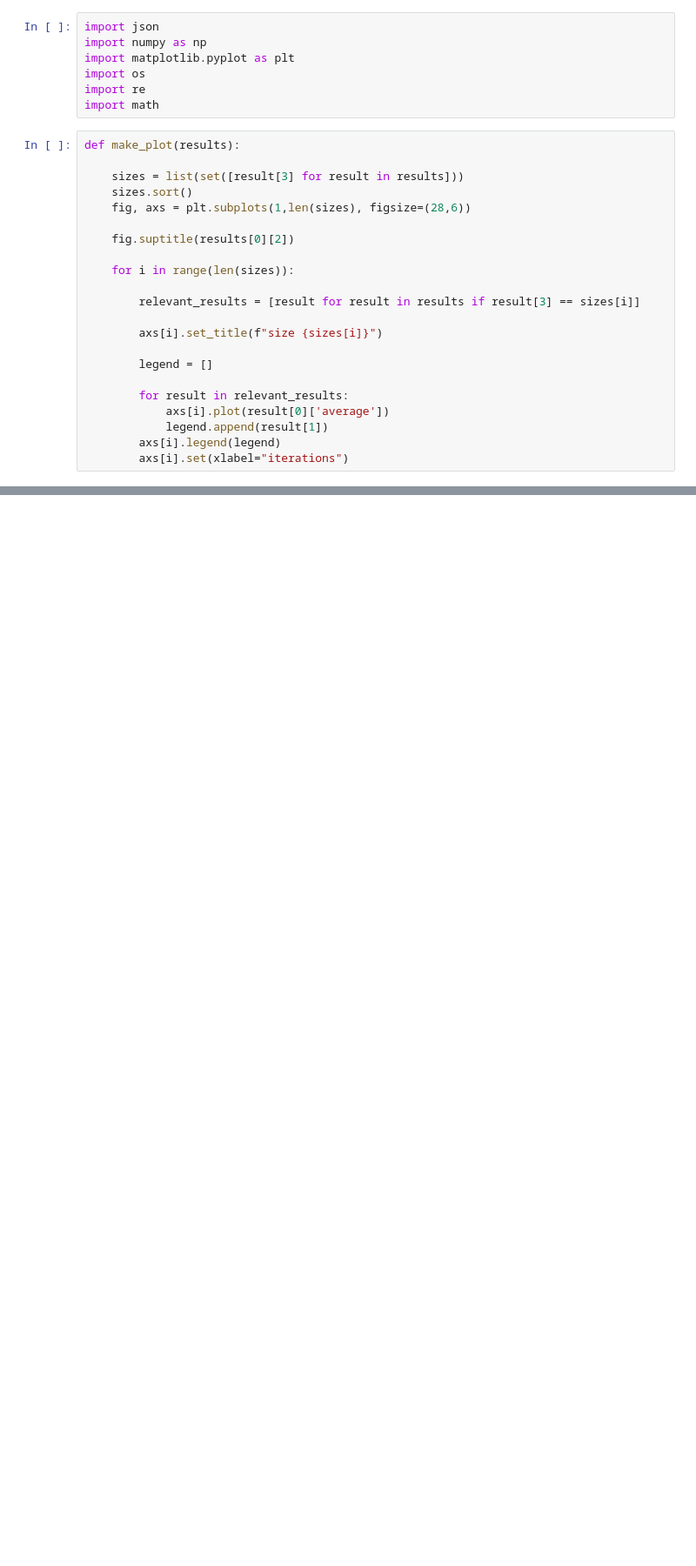
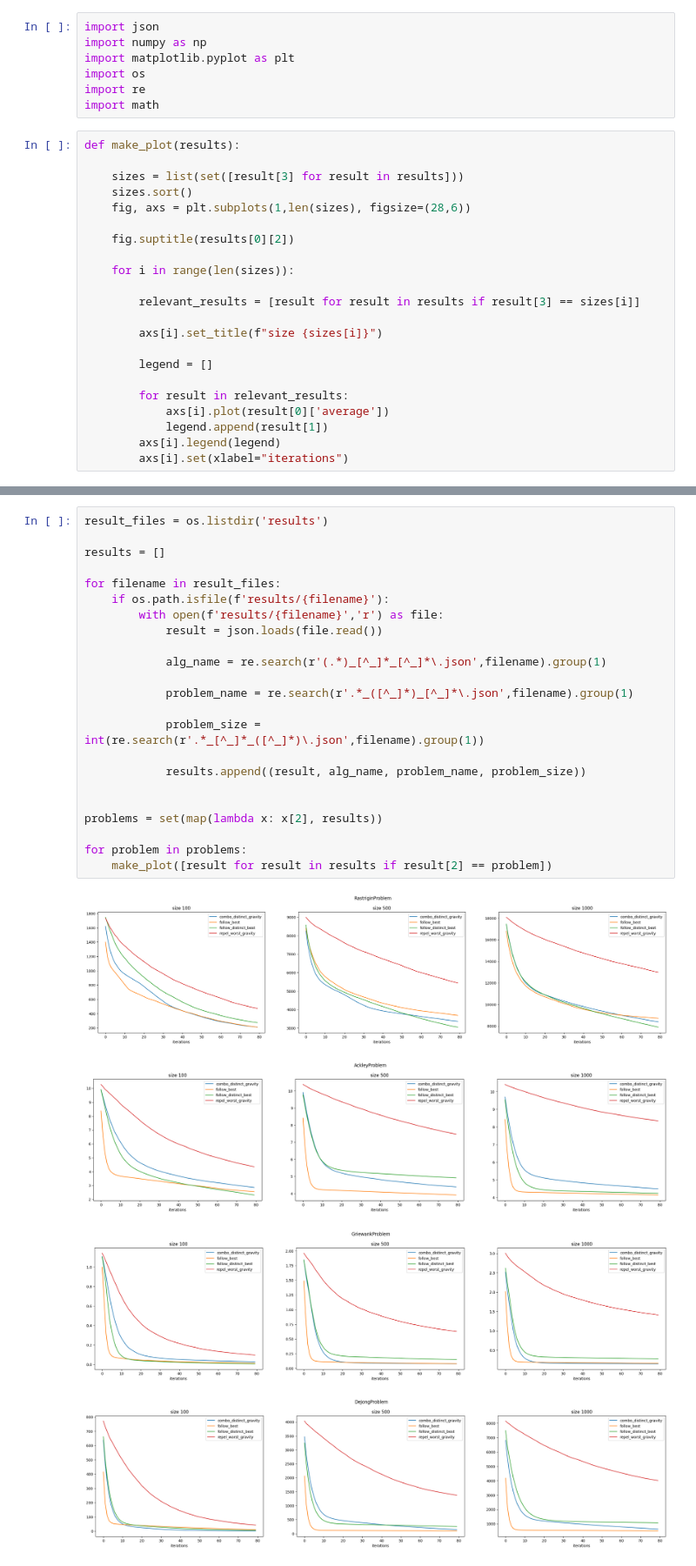
Before and after one commit to GloomyC/JmetalSocial, a Jupyter notebook: VisualiseResults.ipynb, the cells around one changed output, grey strips where cells are left out. Shown at 87% size. Saved outputs shown, nothing was run; the diff lists cells and outputs as text; blank space fills up the shorter version.

Commit message:
add: grid search results

```diff
--- a/VisualiseResults.ipynb
+++ b/VisualiseResults.ipynb
@@ -29,0 +32,28 @@ def make_plot(results):
+# %%
+result_files = os.listdir('results')
+
+results = []
+
+for filename in result_files:
+    if os.path.isfile(f'results/{filename}'):
+        with open(f'results/{filename}','r') as file:
+            result = json.loads(file.read())
+
+            alg_name = re.search(r'(.*)_[^_]*_[^_]*\.json',filename).group(1)
+
+            problem_name = re.search(r'.*_([^_]*)_[^_]*\.json',filename).group(1)
+
+            problem_size = int(re.search(r'.*_[^_]*_([^_]*)\.json',filename).group(1))
+
+            results.append((result, alg_name, problem_name, problem_size))
+
+
+problems = set(map(lambda x: x[2], results))
+
+for problem in problems:
+    make_plot([result for result in results if result[2] == problem])
+# %% [output]
+[figure, added]
+[figure, added]
+[figure, added]
+[figure, added]
```
Also changed, not shown: parts of 2 cells of this notebook.
